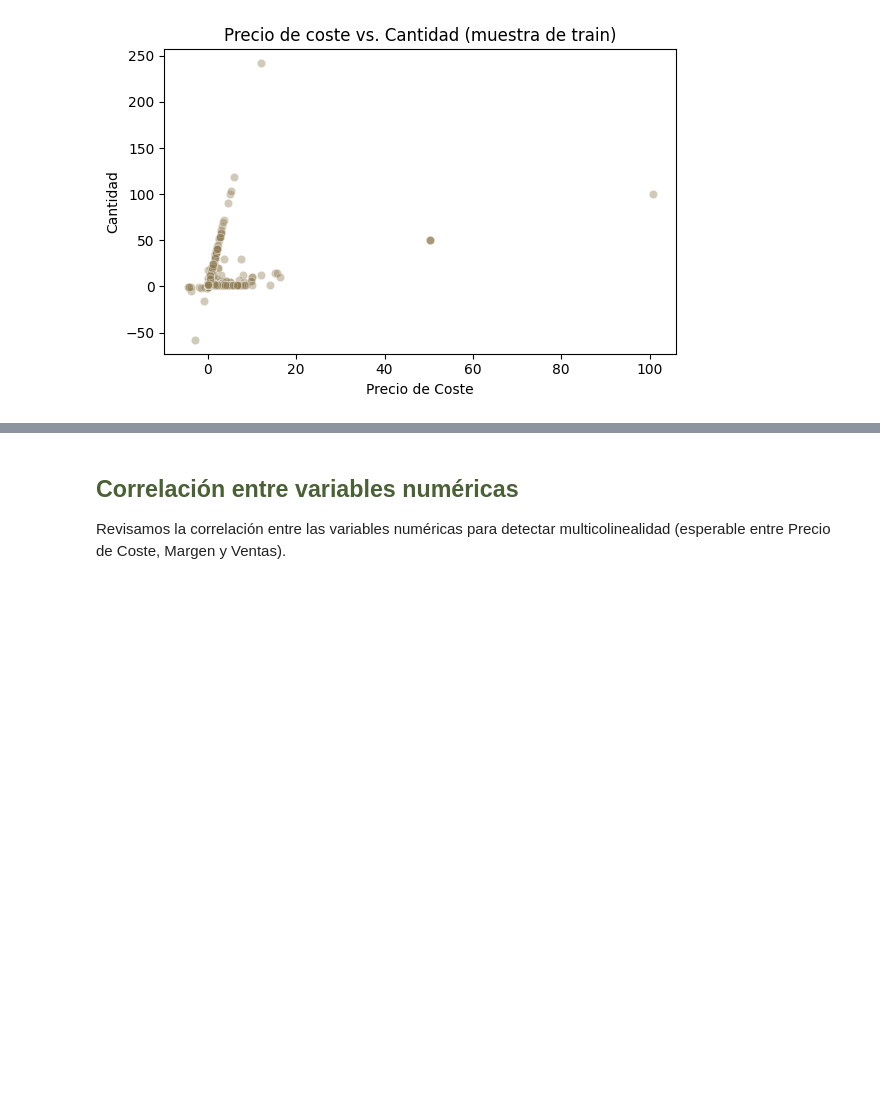
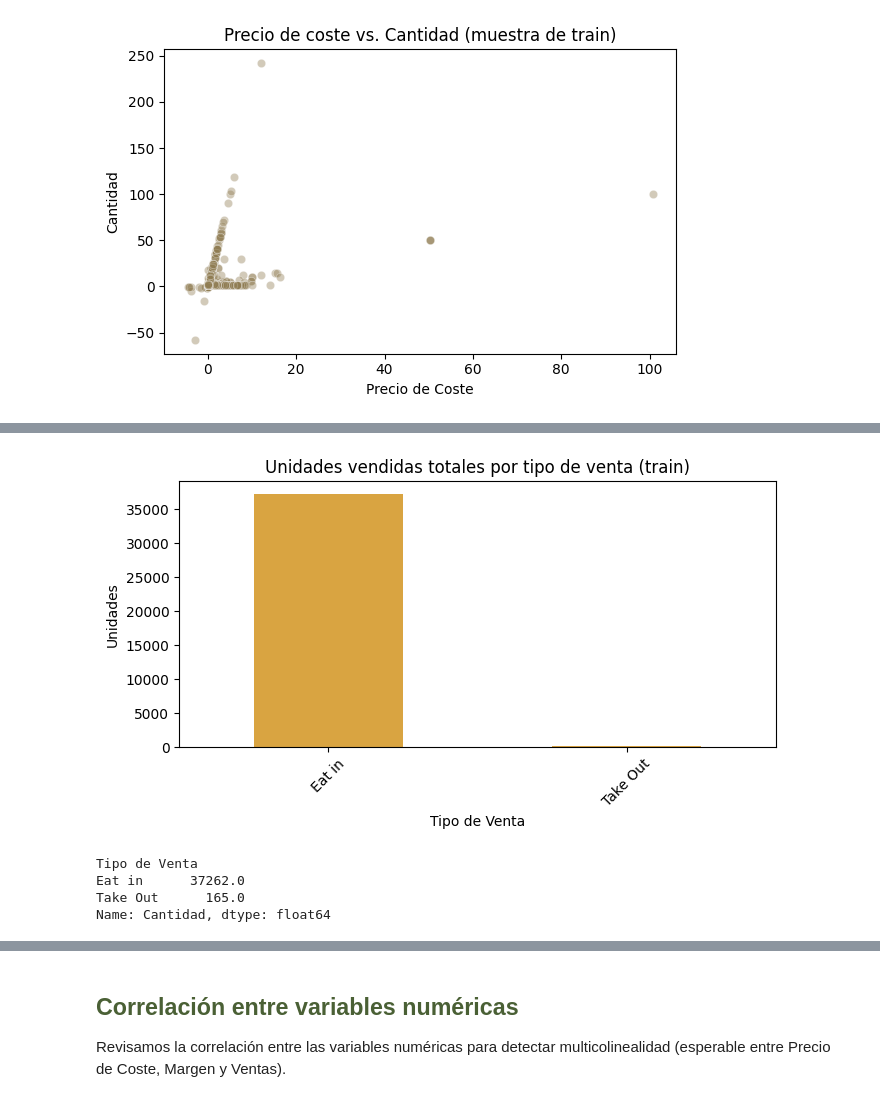
Before and after one commit to terelopdel-sketch/ML_Trazos_y_hojas, a Jupyter notebook: src/notebooks/EDA.ipynb, the cells around one changed output, grey strips where cells are left out. Saved outputs shown, nothing was run; the diff lists cells and outputs as text; code cells hidden in the pictures; blank space fills up the shorter version.

```diff
--- a/src/notebooks/EDA.ipynb
+++ b/src/notebooks/EDA.ipynb
@@ -327,0 +353,18 @@ plt.show()
+# %%
+demanda_por_tipo_venta = train.groupby('Tipo de Venta')['Cantidad'].sum().sort_values(ascending=False)
+
+plt.figure(figsize=(7,4))
+demanda_por_tipo_venta.plot(kind='bar', color=MOSTAZA)
+plt.title('Unidades vendidas totales por tipo de venta (train)')
+plt.ylabel('Unidades')
+plt.xticks(rotation=45)
+plt.tight_layout()
+plt.show()
+
+print(demanda_por_tipo_venta)
+# %% [output]
+[figure, added]
+Tipo de Venta
+Eat in      37262.0
+Take Out      165.0
+Name: Cantidad, dtype: float64
```
Also changed, not shown: parts of 5 cells of this notebook.
